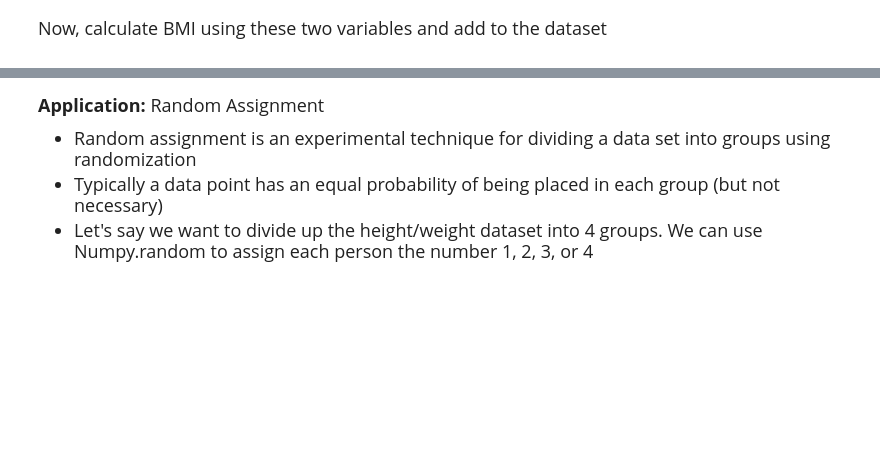
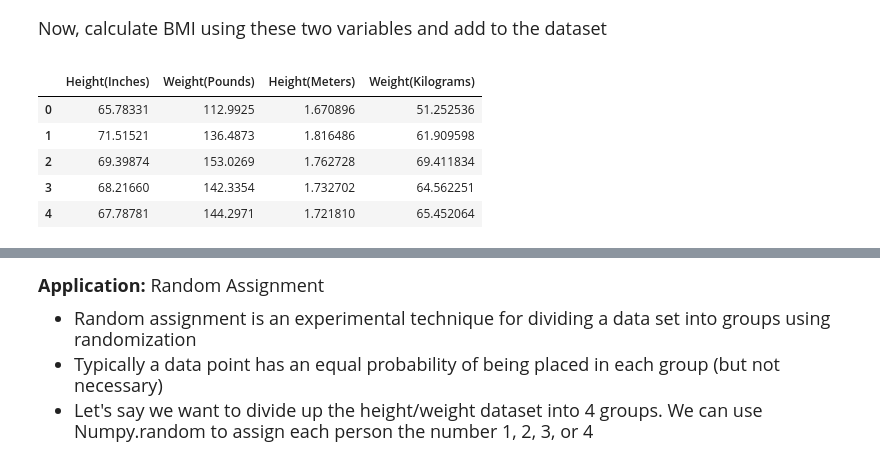
Before and after one commit to eperez-25/datasci151spring2026, a Jupyter notebook: lecture_18/lecture_18a_pandas_operations copy.ipynb, the cells around one changed output, grey strips where cells are left out. Drawn from its saved outputs; the diff is of its cells as text; code cells hidden in the pictures; blank space fills up the shorter version.

```diff
--- a/lecture_18/lecture_18a_pandas_operations copy.ipynb
+++ b/lecture_18/lecture_18a_pandas_operations copy.ipynb
@@ -471,12 +471,30 @@ wt_kg.name = "Weight(Kilograms)"
 **Exercise**: Repeat the operations in the last cell, but grab ``ht_inch`` and ``wt_lbs`` using ``.iloc`` instead of the column names
 # %%
 # your code here
+
+ht_inch = df_ht_wt.iloc[:,0 ]# this is a pandas series
+wt_lbs = df_ht_wt.iloc[:,1 ] # another pandas series
+
+ht_meters = ht_inch.apply(inches_to_meters) #pandas has method called apply to it will apply the inches to meters function converting all !!
+ht_meters.name = "Height(Meters)"
+wt_kg = wt_lbs.apply(pounds_to_kg) #this will also apply the conversion of pounds to kg
+wt_kg.name = "Weight(Kilograms)"
 # %% [markdown]
 <font size = "4">
 
 Now, calculate BMI using these two variables and add to the dataset
 # %%
+df_ht_wt["Height(Meters)"] = ht_meters
+df_ht_wt["Weight(Kilograms)"] = wt_kg
+
 df_ht_wt.head()
+# %% [output]
+|  | Height(Inches) | Weight(Pounds) | Height(Meters) | Weight(Kilograms) |
+| 0 | 65.78331 | 112.9925 | 1.670896 | 51.252536 |
+| 1 | 71.51521 | 136.4873 | 1.816486 | 61.909598 |
+| 2 | 69.39874 | 153.0269 | 1.762728 | 69.411834 |
+| 3 | 68.21660 | 142.3354 | 1.732702 | 64.562251 |
+| 4 | 67.78781 | 144.2971 | 1.721810 | 65.452064 |
 # %%
 # Math operations on Pandas series work very similarly to Numpy arrays
 
```
Also changed, not shown: parts of 10 cells of this notebook.
